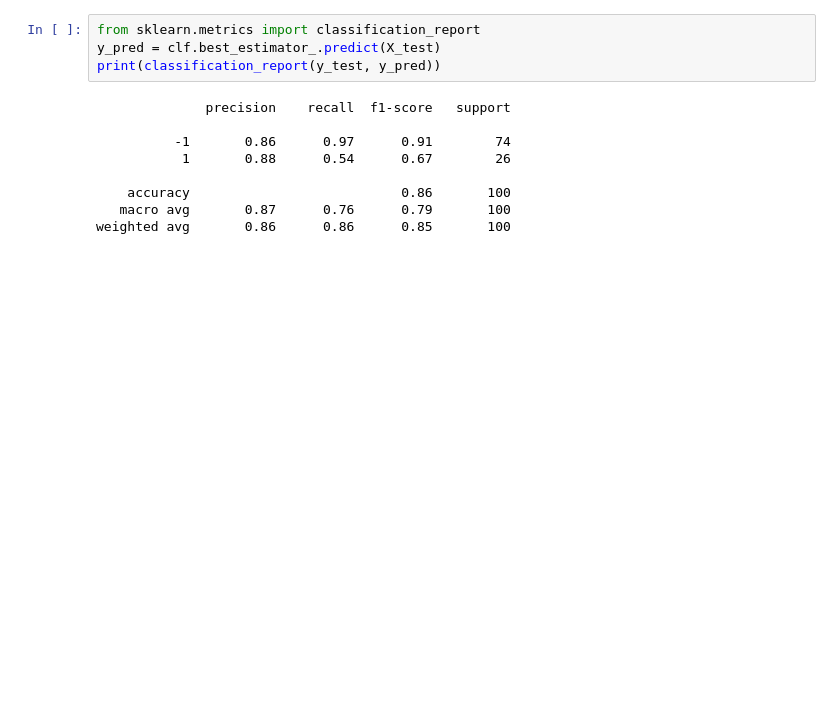
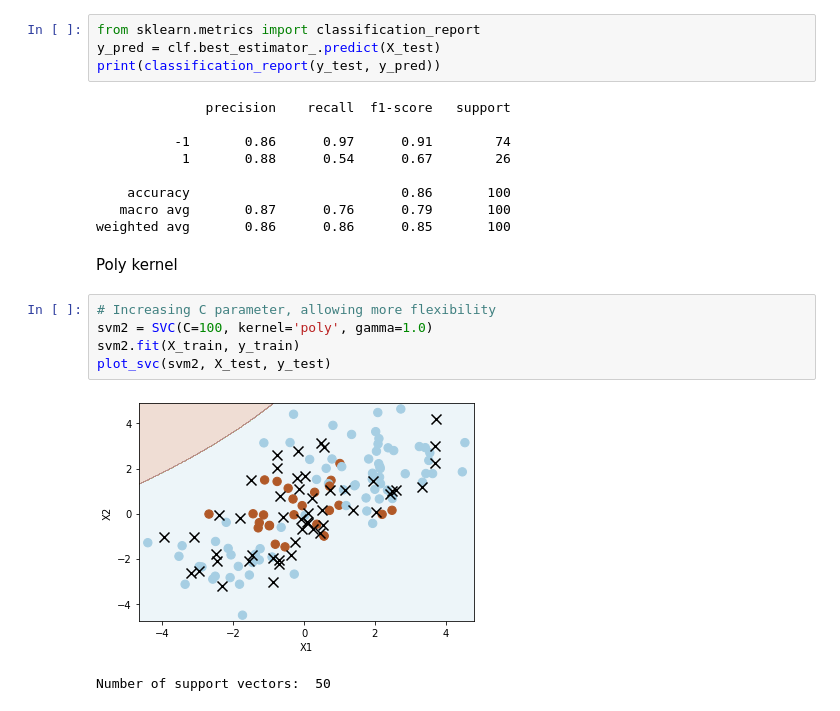
Before and after one commit to TrushaT/Data-Science-, a Jupyter notebook: DS_Exp8.ipynb, the cells around one changed output. Drawn from its saved outputs; the diff is of its cells as text; blank space fills up the shorter version.

```diff
--- a/DS_Exp8.ipynb
+++ b/DS_Exp8.ipynb
@@ -291,3 +291,13 @@ print(classification_report(y_test, y_pred))
     accuracy                           0.86       100
    macro avg       0.87      0.76      0.79       100
 weighted avg       0.86      0.86      0.85       100
+# %% [markdown]
+Poly kernel
+# %%
+# Increasing C parameter, allowing more flexibility
+svm2 = SVC(C=100, kernel='poly', gamma=1.0)
+svm2.fit(X_train, y_train)
+plot_svc(svm2, X_test, y_test)
+# %% [output]
+[figure, added]
+Number of support vectors:  50
```
Also changed, not shown: parts of 5 cells of this notebook.
